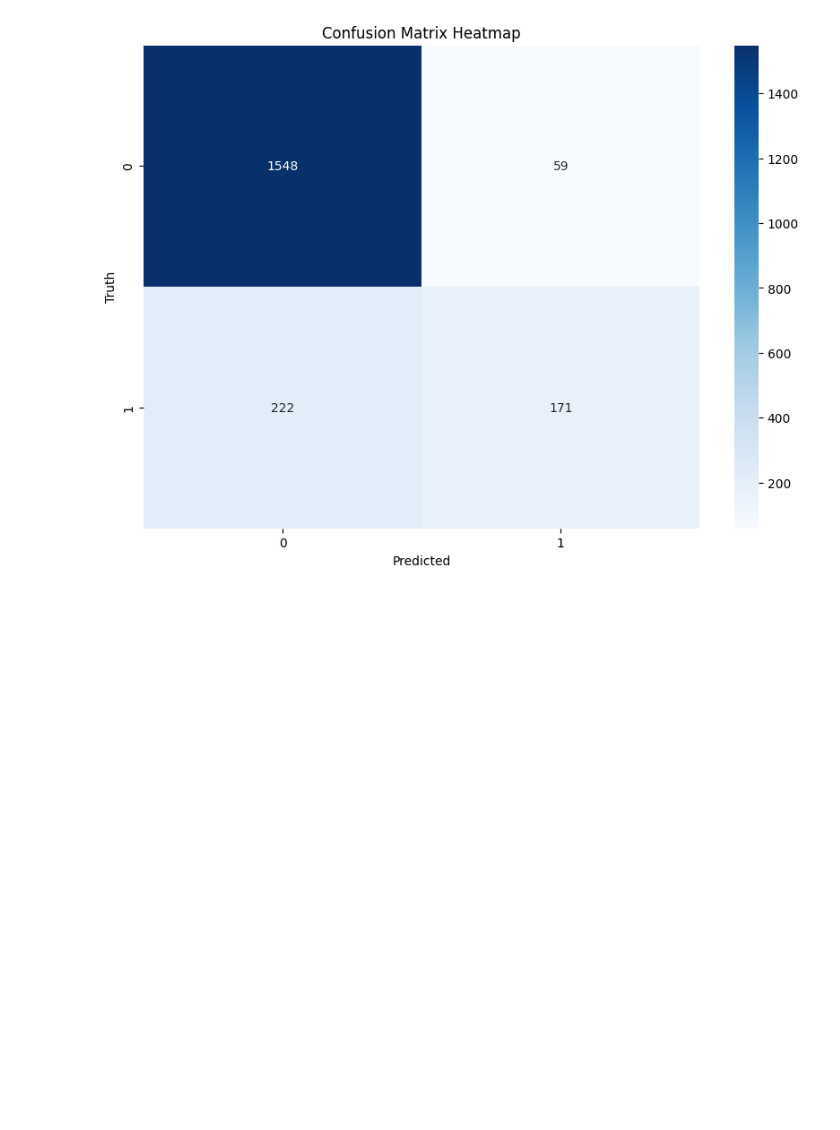
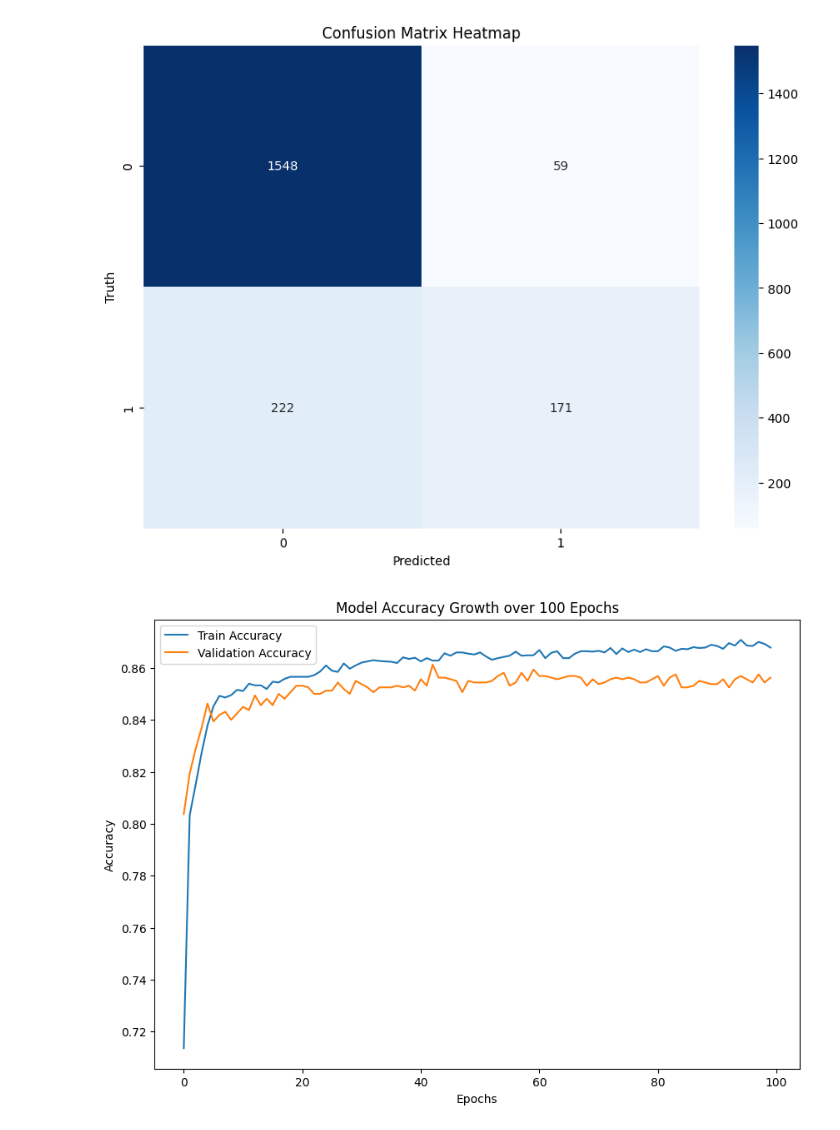
Before and after one commit to gulshan0201/Bank_Turnover_Churn, a Jupyter notebook: main.ipynb, the cells around one changed output. Saved outputs shown, nothing was run; the diff lists cells and outputs as text; code cells hidden in the pictures; blank space fills up the shorter version.

```diff
--- a/main.ipynb
+++ b/main.ipynb
@@ -208,3 +208,15 @@ plt.title('Confusion Matrix Heatmap')
 plt.show()
 # %% [output]
 [figure]
+# %%
+# 3. Accuracy Growth Visualization
+plt.figure(figsize=(10,7))
+plt.plot(history.history['accuracy'], label='Train Accuracy')
+plt.plot(history.history['val_accuracy'], label='Validation Accuracy')
+plt.title('Model Accuracy Growth over 100 Epochs')
+plt.xlabel('Epochs')
+plt.ylabel('Accuracy')
+plt.legend()
+plt.show()
+# %% [output]
+[figure, added]
```
